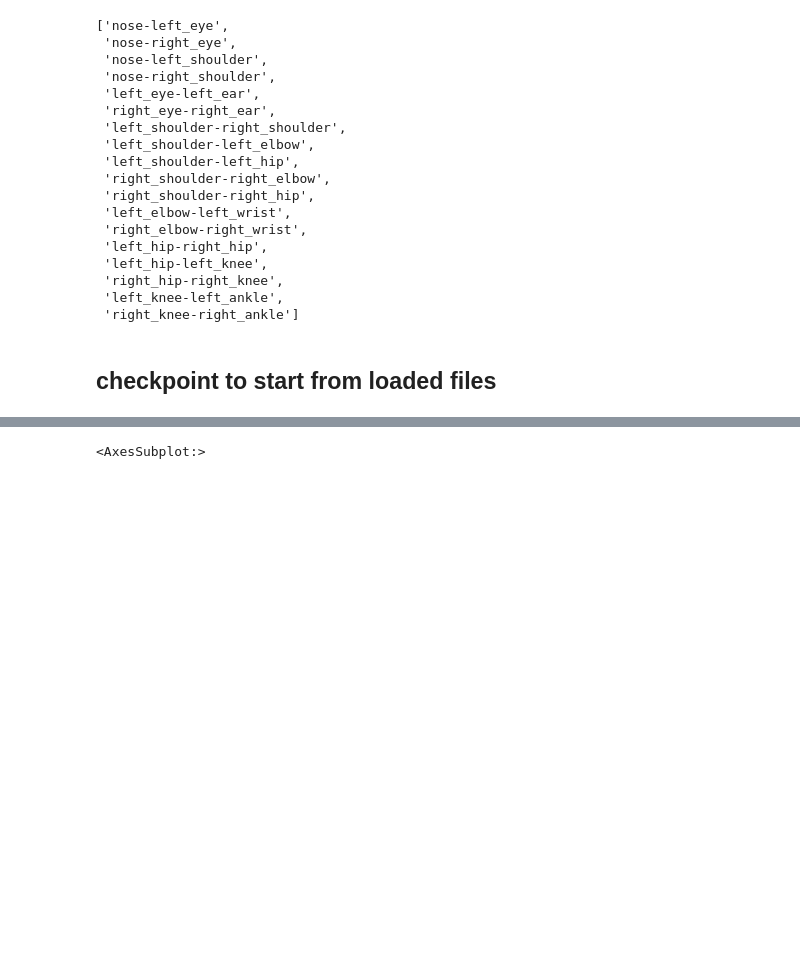
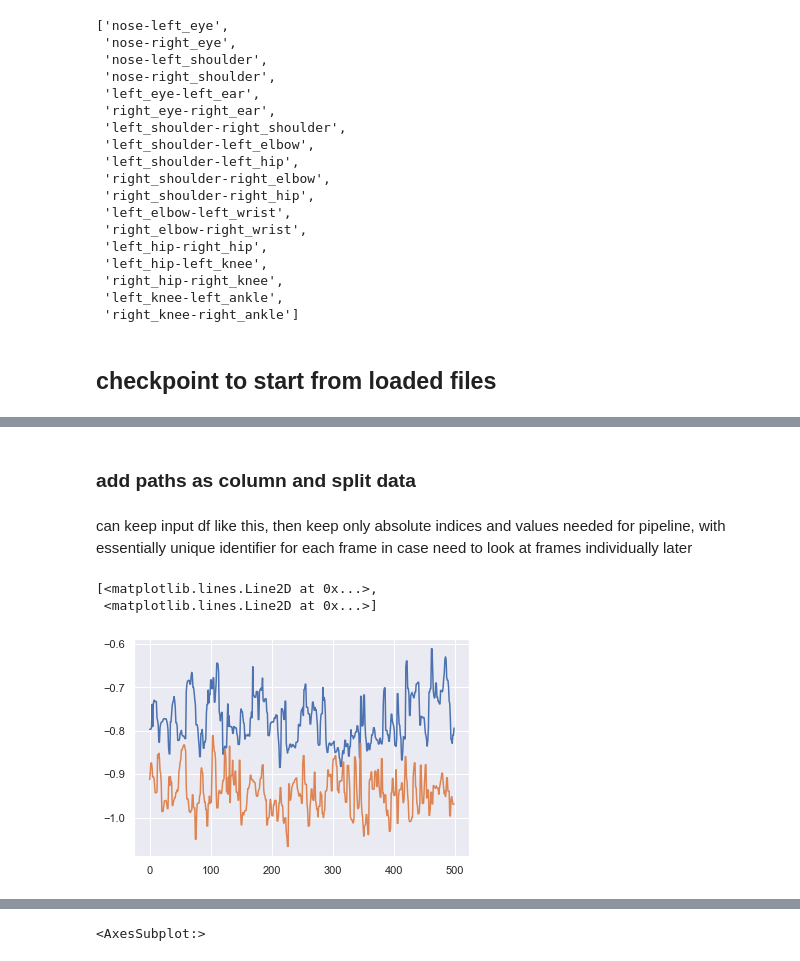
Before and after one commit to donw7/human_motion_analysis, a Jupyter notebook: notebooks/train_temporal_conv_enc-dec.ipynb, the cells around one changed output, grey strips where cells are left out. Saved outputs shown, nothing was run; the diff lists cells and outputs as text; code cells hidden in the pictures; blank space fills up the shorter version.

Commit message:
data selection and scaling

```diff
--- a/notebooks/train_temporal_conv_enc-dec.ipynb
+++ b/notebooks/train_temporal_conv_enc-dec.ipynb
@@ -141,0 +186,2 @@ infinityds_mp4paths_armmotion_rmv = [path for path in infinityds_mp4paths_armmot
+# %% [markdown]
+### add paths as column and split data
@@ -141,0 +230,36 @@ infinityds_mp4paths_armmotion_rmv = [path for path in infinityds_mp4paths_armmot
+# %% [markdown]
+can keep input df like this, then keep only absolute indices and values needed for pipeline, with essentially unique identifier for each frame in case need to look at frames individually later
+# %%
+import importlib
+importlib.reload(datatransform)
+
+# make various pipelines and wrap with model to test
+from sklearn.pipeline import Pipeline
+from sklearn.preprocessing import StandardScaler
+from sklearn.preprocessing import MinMaxScaler
+
+# columns to select for downstream processing
+select_colnames = ['right_elbow-right_wrist-start_x', 'left_elbow-left_wrist-start_x']
+
+# columns to select for normalization via body length
+head_colnames = ['nose-right_eye-start_y', 'nose-left_eye-start_y']
+feet_colnames = ['right_knee-right_ankle-end_y', 'left_knee-left_ankle-end_y']
+
+row_indices_enumerated = datatransform.get_indices(df_edge_features_train_idx)
+
+feature_transformer_idx = datatransform.NormalizeDistanceBodyLength(select_colnames, head_colnames, feet_colnames, row_indices_enumerated)
+med_filter = datatransform.MedFilter(row_indices_enumerated)
+# %%
+preprocess_pipe = Pipeline([
+    ('selector_normalizer', feature_transformer_idx), # video-wise normlization to body length
+    ('median_filter', med_filter), # video-wise median filter
+    ('scaler', StandardScaler()), # population-wise standard scaler
+
+])
+
+train_data = preprocess_pipe.fit_transform(train_df)
+plt.plot(train_data[:500])
+# %% [output]
+[<matplotlib.lines.Line2D at 0x...>,
+ <matplotlib.lines.Line2D at 0x...>]
+[figure, added]
```
Also changed, not shown: parts of 25 cells of this notebook, 3 other files.
